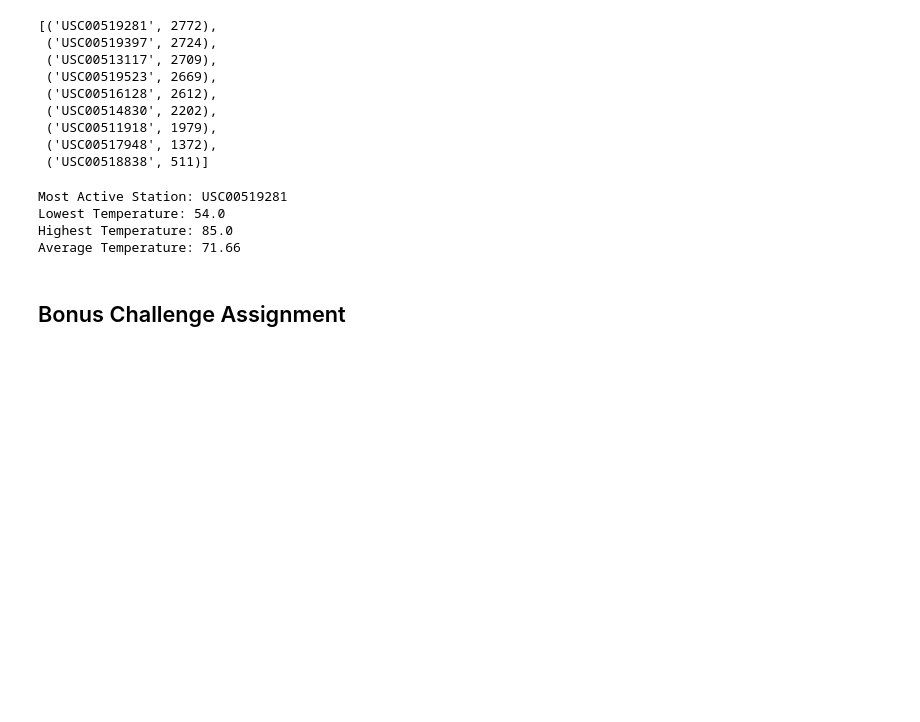
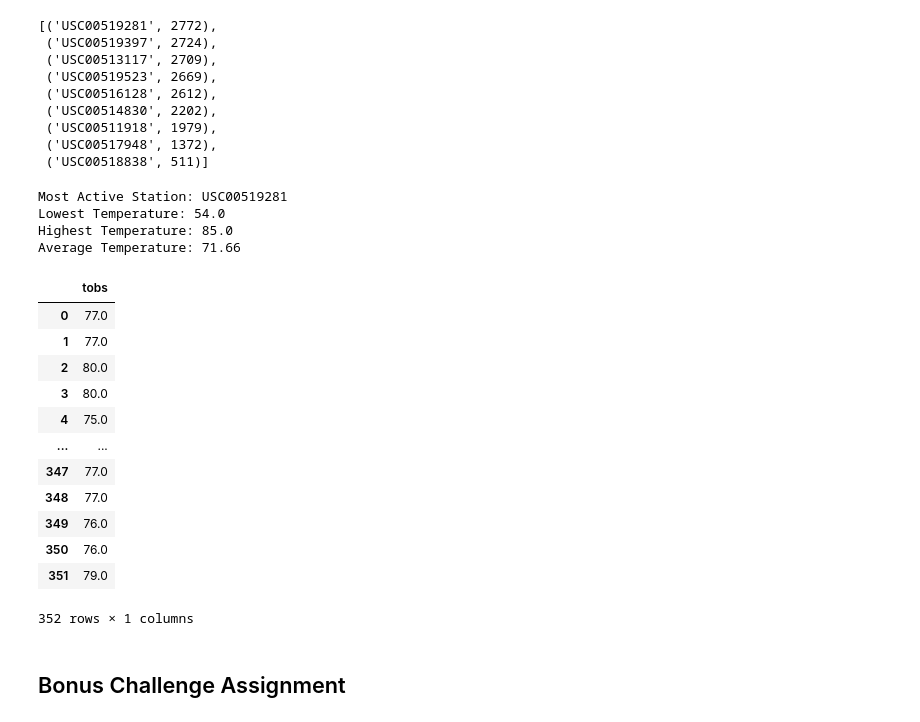
Before and after one commit to jmaldo25/sqlalchemy-challenge, a Jupyter notebook: climate_test.ipynb, the cells around one changed output. Drawn from its saved outputs; the diff is of its cells as text; code cells hidden in the pictures; blank space fills up the shorter version.

Commit message:
created data frame for temps to plot

```diff
--- a/climate_test.ipynb
+++ b/climate_test.ipynb
@@ -146,6 +146,28 @@ Average Temperature: 71.66
 # %%
 # Choose the station with the highest number of temperature observations.
 # Query the last 12 months of temperature observation data for this station and plot the results as a histogram
+temps = session.query(Measurement.tobs).filter(Measurement.date >= newdate).filter(
+Measurement.station == 'USC00519281').all()
+
+# Create data frame for info
+temps_df = pd.DataFrame(temps, columns=['tobs'])
+temps_df
+
+# Plotting temp v frequency as a histogram
+# %% [output]
+|  | tobs |
+| 0 | 77.0 |
+| 1 | 77.0 |
+| 2 | 80.0 |
+| 3 | 80.0 |
+| 4 | 75.0 |
+| ... | ... |
+| 347 | 77.0 |
+| 348 | 77.0 |
+| 349 | 76.0 |
+| 350 | 76.0 |
+| 351 | 79.0 |
+352 rows × 1 columns
 # %% [markdown]
 ## Bonus Challenge Assignment
 # %%
```
